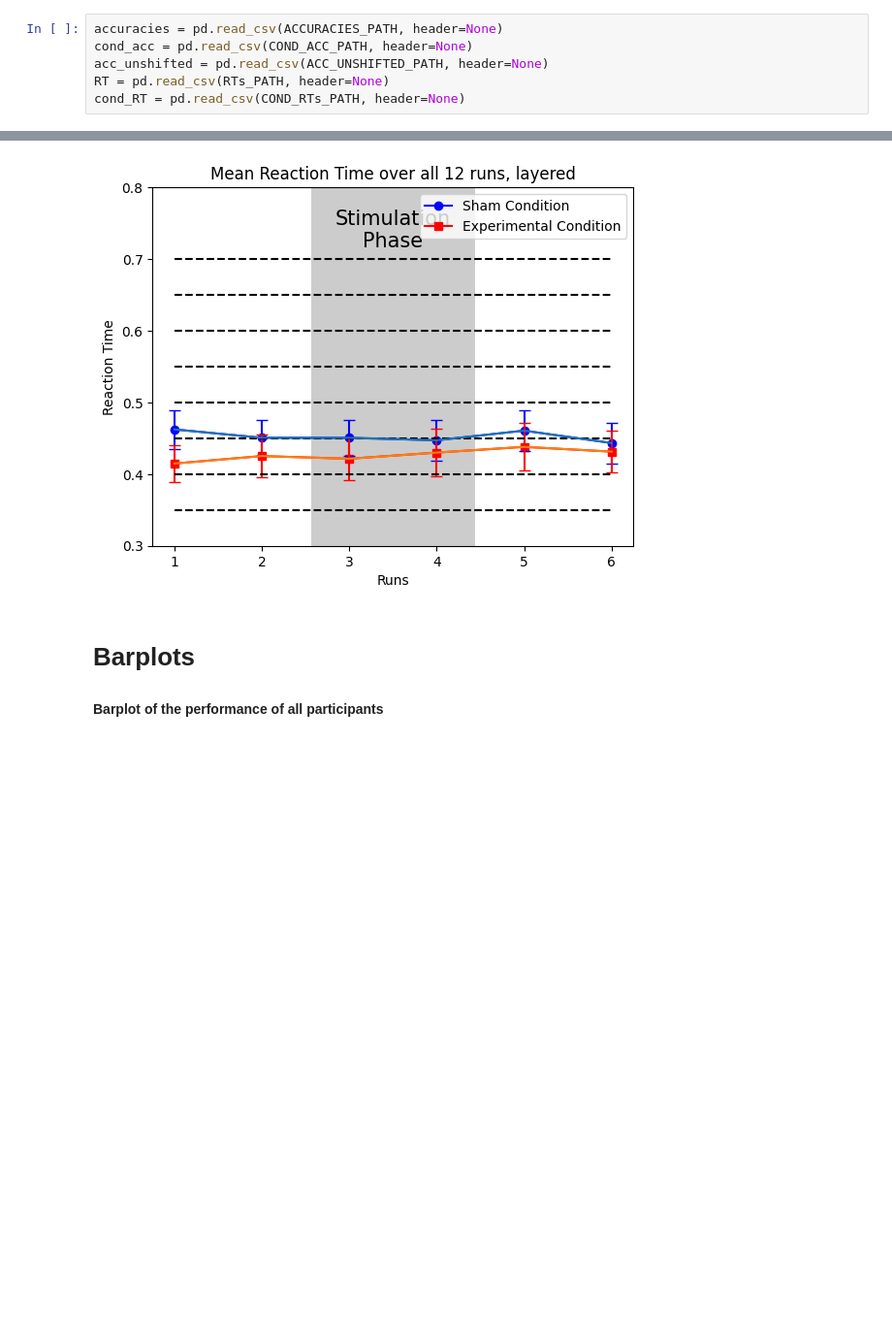
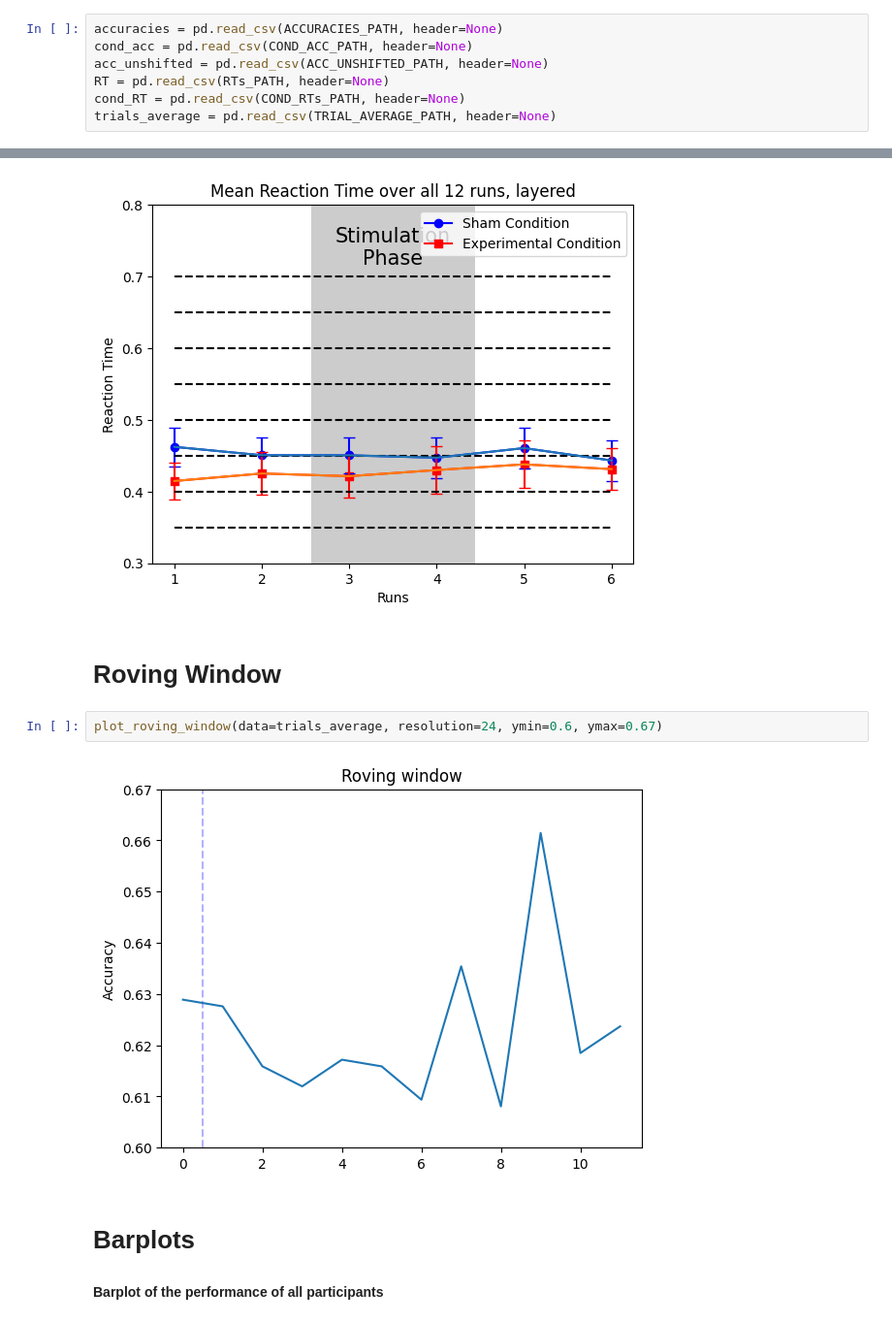
Before and after one commit to Lucakaemmer/tDCS_tACS, a Jupyter notebook: data_analysis/jp_plotting.ipynb, the cells around one changed output, grey strips where cells are left out. Shown: that part at 97% size. Saved outputs shown, nothing was run; the diff lists cells and outputs as text; blank space fills up the shorter version.

Commit message:
added roving window and other statistical fuckery

```diff
--- a/data_analysis/jp_plotting.ipynb
+++ b/data_analysis/jp_plotting.ipynb
@@ -12,6 +13,7 @@ cond_acc = pd.read_csv(COND_ACC_PATH, header=None)
 acc_unshifted = pd.read_csv(ACC_UNSHIFTED_PATH, header=None)
 RT = pd.read_csv(RTs_PATH, header=None)
 cond_RT = pd.read_csv(COND_RTs_PATH, header=None)
+trials_average = pd.read_csv(TRIAL_AVERAGE_PATH, header=None)
 # %% [markdown]
 # Graphs
 #### All participants accuracy over all runs
@@ -71,6 +73,12 @@ graph_mean_run_layered(mean_run_measure=mean_run_RT, run_error=run_error_RT, ymi
                    label_2="Experimental Condition", yaxis="Reaction Time")
 # %% [output]
 [figure]
+# %% [markdown]
+# Roving Window
+# %%
+plot_roving_window(data=trials_average, resolution=24, ymin=0.6, ymax=0.67)
+# %% [output]
+[figure, added]
 # %% [markdown]
 # Barplots
 #### Barplot of the performance of all participants
```
Also changed, not shown: parts of 1 cell of this notebook, 5 other files.
